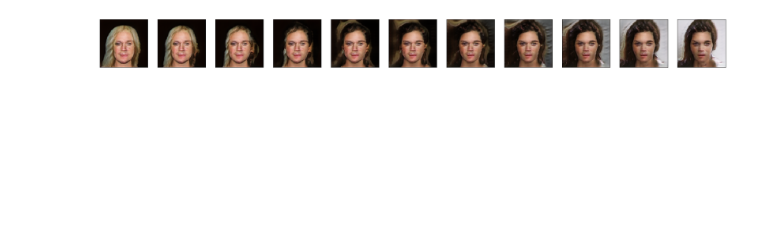
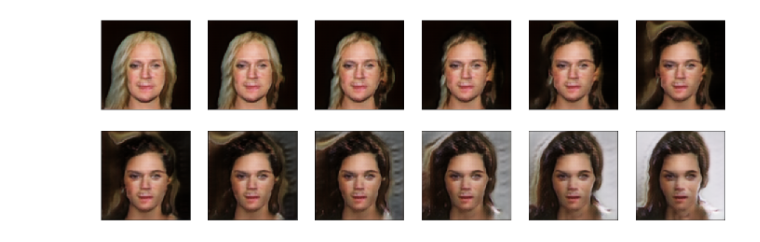
Before and after one commit to sicongzhao/Face-Generation-and-Interpolation-with-BEGAN, a Jupyter notebook: Interpolation.ipynb, the cells around one changed output. Drawn from its saved outputs; the diff is of its cells as text; code cells hidden in the pictures; blank space fills up the shorter version.

Commit message:
add interpolation results

```diff
--- a/Interpolation.ipynb
+++ b/Interpolation.ipynb
@@ -27,15 +27,15 @@ def im_convert(tensor):
 z1 = torch.empty(1, 64).uniform_(-1, 1)
 z2 = torch.empty(1, 64).uniform_(-1, 1)
 # Generate interpolation weights
-interp = np.linspace(0,1,11)
+interp = np.linspace(0,1,12)
 # %%
 # Visualize the interpolation
-fig, axs = plt.subplots(nrows=1, ncols=11, figsize=(33, 3),
+fig, axs = plt.subplots(nrows=2, ncols=6, figsize=(24, 8),
                         subplot_kw={'xticks': [], 'yticks': []})
 for ax, alpha in zip(axs.flat, interp):
     z_ = alpha*z1 + (1-alpha)*z2
     f = G(z_)
     f_img = im_convert(f)
     ax.imshow(f_img)
 # %% [output]
-[figure, old version]
+[figure, new version]
```
Also changed, not shown: parts of 1 cell of this notebook, 2 other files.
